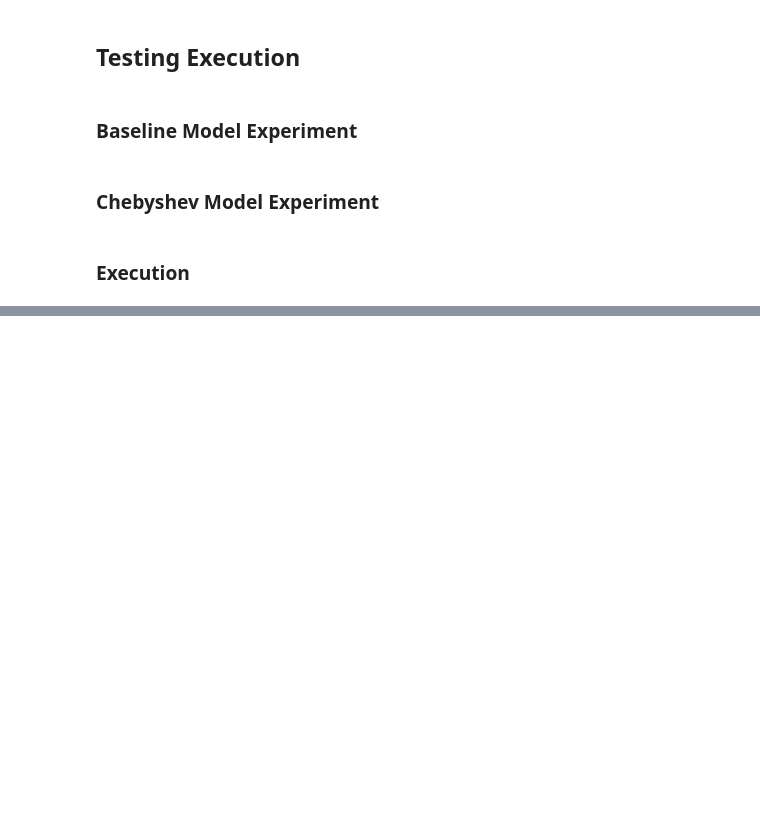
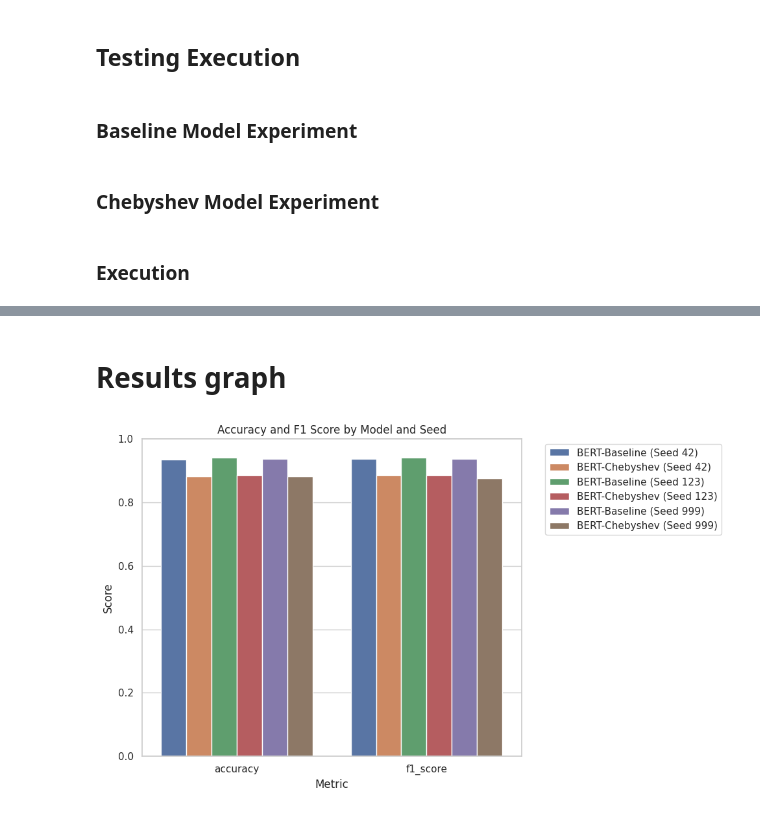
Before and after one commit to AlexisMrey/ChebyshevPolynomialsImplementation, a Jupyter notebook: main_bert.ipynb, the cells around one changed output, grey strips where cells are left out. Cells and saved outputs as stored; diff of their text form; code cells hidden in the pictures; blank space fills up the shorter version.

Commit message:
chore: experiment with bert now with time measure and results graph

```diff
--- a/main_bert.ipynb
+++ b/main_bert.ipynb
@@ -103,6 +106,7 @@ def train_and_evaluate(model, train_loader, test_loader, device, epochs=2):
     f1_metric = load("f1")
 
     for epoch in range(epochs):
+        epoch_start = time.time()
         model.train()
         total_loss = 0.0
         for batch in train_loader:
@@ -119,7 +123,8 @@ def train_and_evaluate(model, train_loader, test_loader, device, epochs=2):
 
             total_loss += loss.item()
 
-        print(f"   Época {epoch+1}/{epochs} finalizada. Loss: {total_loss/len(train_loader):.4f}")
+        epoch_duration = time.time() - epoch_start
+        print(f"   Época {epoch+1}/{epochs} finalizada. Loss: {total_loss/len(train_loader):.4f} | Tiempo: {epoch_duration:.2f} segundos")
 
     # Evaluación en Test
     model.eval()
@@ -333,3 +338,26 @@ Notes:
 
 [BASELINE BERT] Iniciando Semilla 999...
 ... (5 outputs left out)
+# %% [markdown]
+# Results graph
+# %%
+import matplotlib.pyplot as plt
+import seaborn as sns
+
+sns.set_theme(style="whitegrid")
+plt.figure(figsize=(10, 6))
+
+df_melted = df_results.melt(id_vars=['model_type', 'seed'], value_vars=['accuracy', 'f1_score'],
+                            var_name='Metric', value_name='Value')
+df_melted['Model-Seed'] = df_melted['model_type'] + " (Seed " + df_melted['seed'].astype(str) + ")"
+
+ax = sns.barplot(data=df_melted, x='Metric', y='Value', hue='Model-Seed')
+plt.title("Accuracy and F1 Score by Model and Seed")
+plt.ylim(0.00, 1.00)
+plt.ylabel("Score")
+plt.legend(bbox_to_anchor=(1.05, 1), loc='upper left')
+
+plt.tight_layout()
+plt.show()
+# %% [output]
+[figure, added]
```
Also changed, not shown: parts of 3 cells of this notebook.
